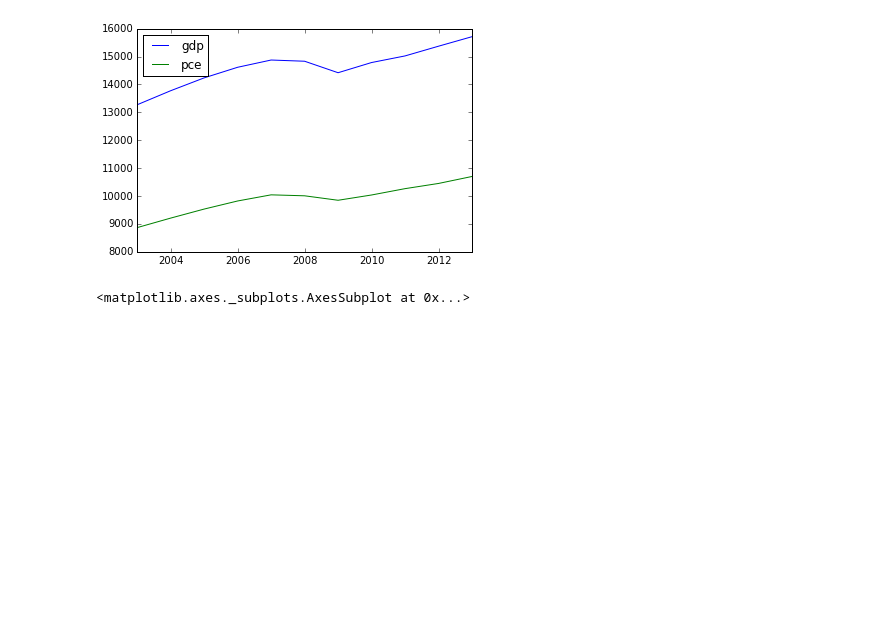
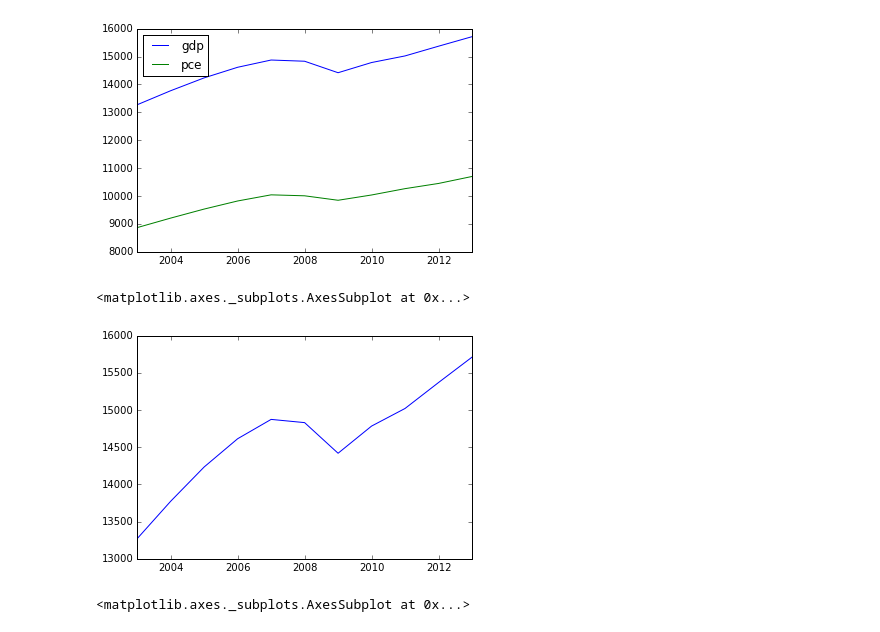
Before and after one commit to DaveBackus/Data_Bootcamp, a Jupyter notebook: Code/IPython/bootcamp_graphics_1.ipynb, the cells around one changed output. Drawn from its saved outputs; the diff is of its cells as text; code cells hidden in the pictures; blank space fills up the shorter version.

```diff
--- a/Code/IPython/bootcamp_graphics_1.ipynb
+++ b/Code/IPython/bootcamp_graphics_1.ipynb
@@ -150,4 +150,10 @@ us.plot()
 # %% [output]
 <matplotlib.axes._subplots.AxesSubplot at 0x...>
 [figure]
+# %%
+# do GDP alone
+us['gdp'].plot()
+# %% [output]
+<matplotlib.axes._subplots.AxesSubplot at 0x...>
+[figure, added]
 # %%
```
Also changed, not shown: parts of 3 cells of this notebook, 14 other files.
